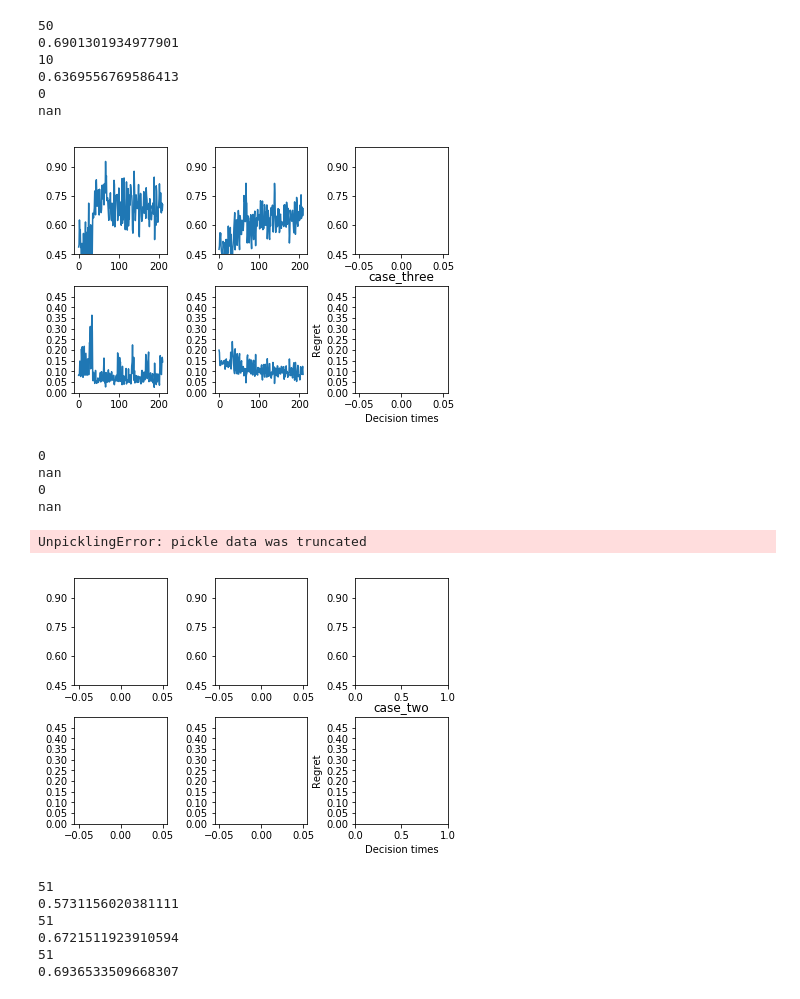
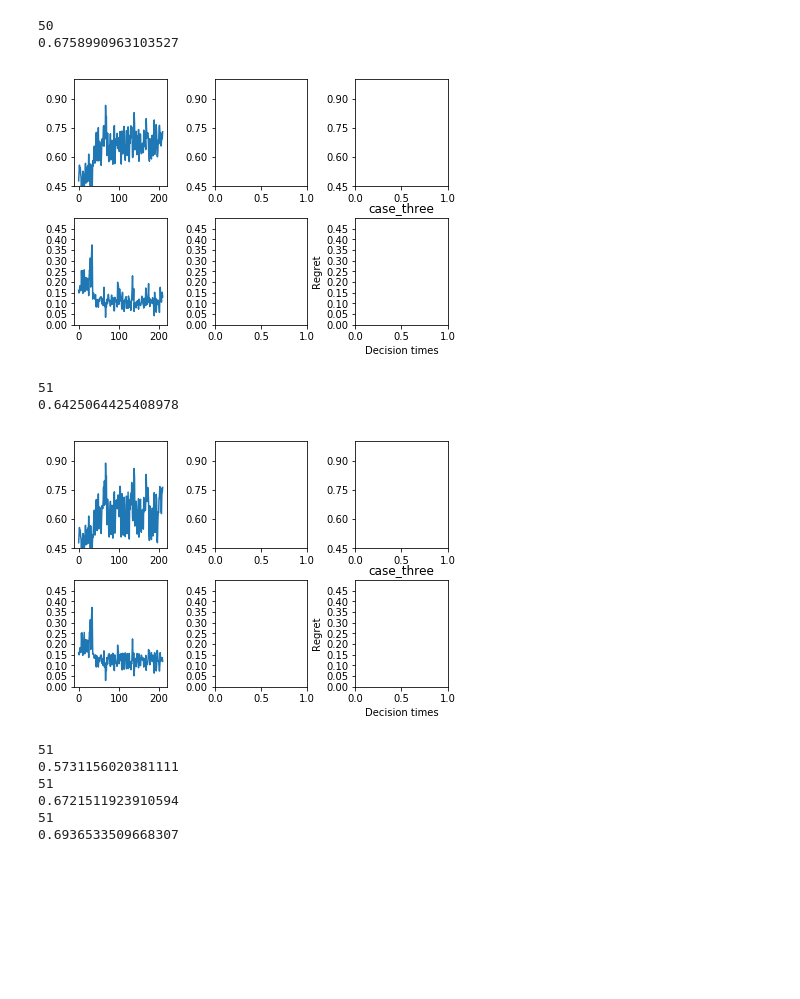
Before and after one commit to StatisticalReinforcementLearningLab/pooling_rl, a Jupyter notebook: evaluation/plot_all.ipynb, the cells around one changed output. Cells and saved outputs as stored; diff of their text form; code cells hidden in the pictures; blank space fills up the shorter version.

```diff
--- a/evaluation/plot_all.ipynb
+++ b/evaluation/plot_all.ipynb
@@ -95,7 +95,8 @@ def plot_and_save_dict(d,title,save_title,save=False,i=None,ax=None):
 def plot_all(results_path,pop,update,phrase,ophrase):
     fig, ax = plt.subplots(nrows=2, ncols=3)
     fig.tight_layout()
-    cases = ['case_one','case_two','case_three']
+    #'case_one','case_two',
+    cases = ['case_three']
     plt.setp(ax[0,:],  yticks = np.arange(.3, 1, step=0.15),ylim = [.45,1])
     plt.setp(ax[1,:],  yticks = np.arange(0, .5, step=0.05),ylim = [0,.5])
     for i in range(len(cases)):
@@ -117,21 +114,14 @@ plot_all('../../Downloads/pooling_results/batch/','32',7,'_loc_4_18.pkl','coef')
 plot_all('../../Downloads/pooling_results/personalized/','32',7,'_loc_4_18.pkl','coef')
 # %% [output]
 50
-0.6901301934977901
-10
-0.6369556769586413
-0
-nan
+0.6758990963103527
-[figure, old version]
+[figure, new version]
 # %%
-plot_all('../../Downloads/results_4_18/pooling/','32',7,'_loc_4_18.pkl','coef')
+plot_all('../../Downloads/results_4_18/pooling/','32',7,'_loc_4_18tt.pkl','coef')
 # %% [output]
-0
-nan
-0
-nan
+51
+0.6425064425408978
-UnpicklingError: pickle data was truncated
-[figure, old version]
+[figure, new version]
 # %%
 plot_all('../../Downloads/results_4_16/results/','32',7,'sigmauagain')
 # %% [output]
```
Also changed, not shown: parts of 3 cells of this notebook, 2 other files.
